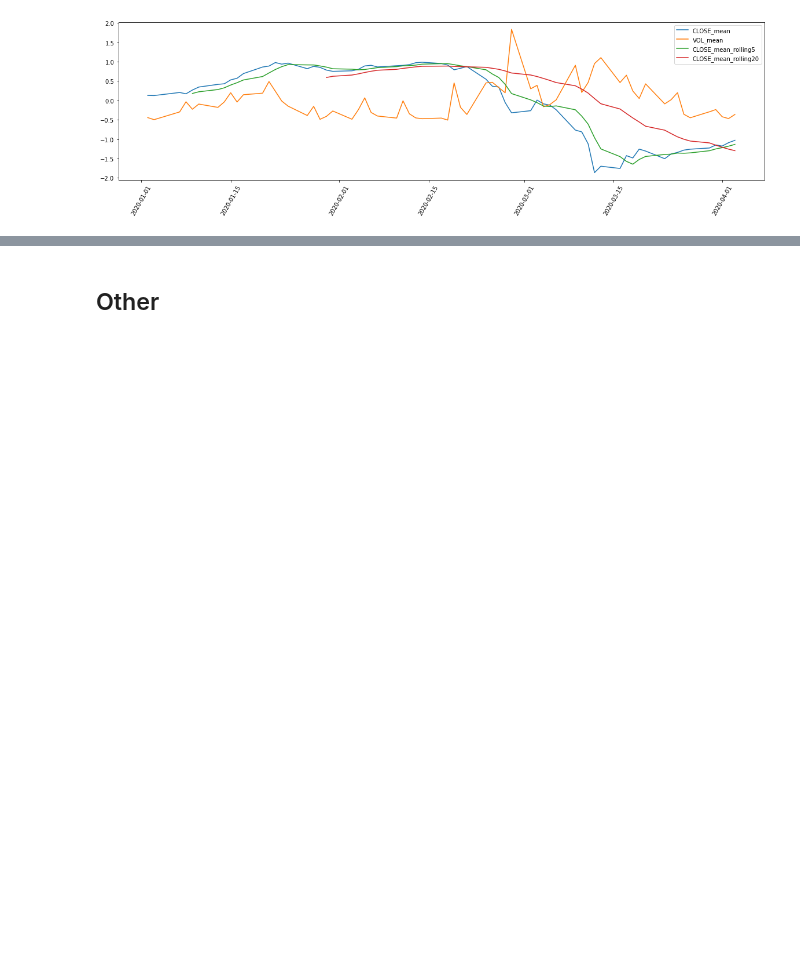
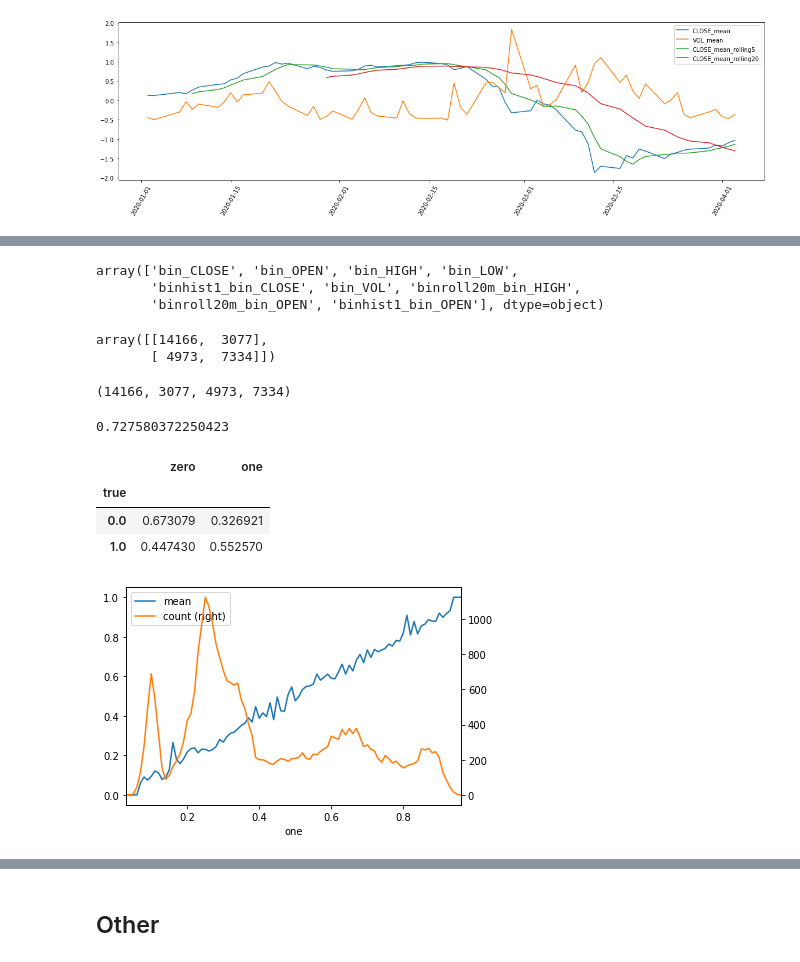
Before and after one commit to showeye/wse_analytics, a Jupyter notebook: bossa.ipynb, the cells around one changed output, grey strips where cells are left out. Drawn from its saved outputs; the diff is of its cells as text; code cells hidden in the pictures; blank space fills up the shorter version.

```diff
--- a/bossa.ipynb
+++ b/bossa.ipynb
@@ -385,0 +537,6 @@ plt.legend(cols_to_plot)
+# %%
+train_cols_limited
+# %% [output]
+array(['bin_CLOSE', 'bin_OPEN', 'bin_HIGH', 'bin_LOW',
+       'binhist1_bin_CLOSE', 'bin_VOL', 'binroll20m_bin_HIGH',
+       'binroll20m_bin_OPEN', 'binhist1_bin_OPEN'], dtype=object)
@@ -385,0 +549,14 @@ plt.legend(cols_to_plot)
+# %%
+confusion_matrix(eval_labels[:-1].astype(int), preds_class[:-1].astype(int))
+# %% [output]
+array([[14166,  3077],
+       [ 4973,  7334]])
+# %%
+tn, fp, fn, tp = confusion_matrix(eval_labels[:-1].astype(int), preds_class[:-1].astype(int)).ravel()
+(tn, fp, fn, tp)
+# %% [output]
+(14166, 3077, 4973, 7334)
+# %%
+(tn + tp) / (tn + tp + fp + fn)
+# %% [output]
+0.727580372250423
@@ -385,0 +567,7 @@ plt.legend(cols_to_plot)
+# %%
+df_res.groupby('true').mean()
+# %% [output]
+|  | zero | one |
+| true |  |  |
+| 0.0 | 0.673079 | 0.326921 |
+| 1.0 | 0.447430 | 0.552570 |
@@ -385,0 +577,2 @@ plt.legend(cols_to_plot)
+# %%
+df_res_grouped = df_res.drop('zero', axis = 1)
@@ -385,0 +583,12 @@ plt.legend(cols_to_plot)
+# %%
+df_res_grouped = df_res_grouped.groupby('one').agg(['mean', 'count'])
+# %%
+df_res_grouped.columns = df_res_grouped.columns.get_level_values(1)
+# %%
+df_res_grouped = df_res_grouped.reset_index().set_index('one')
+# %%
+df_res_grouped.plot(secondary_y='count')
+plt.xticks(rotation=60)
+plt.show()
+# %% [output]
+[figure, added]
```
Also changed, not shown: parts of 34 cells of this notebook.
